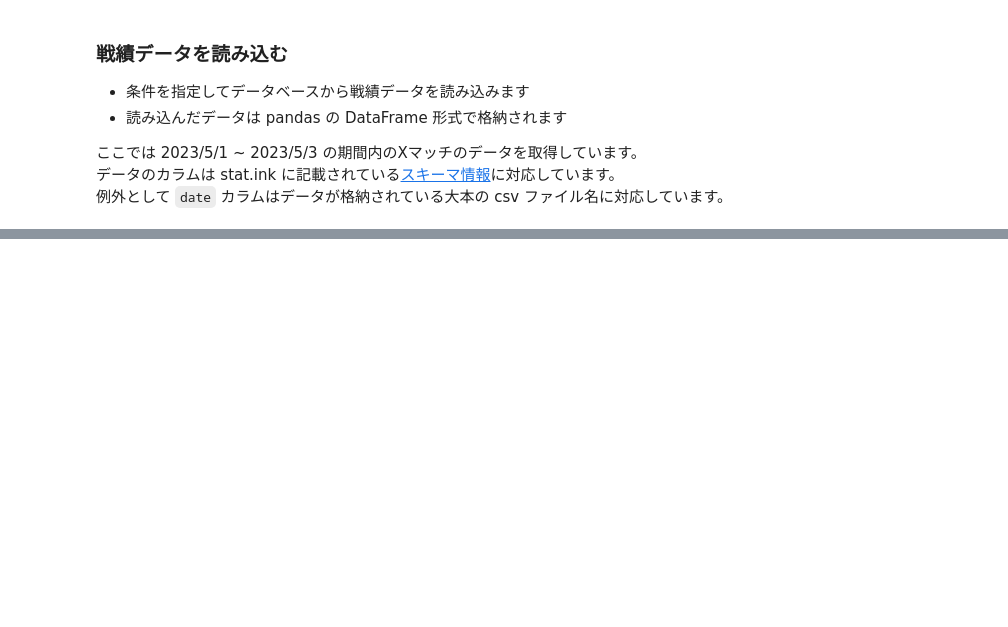
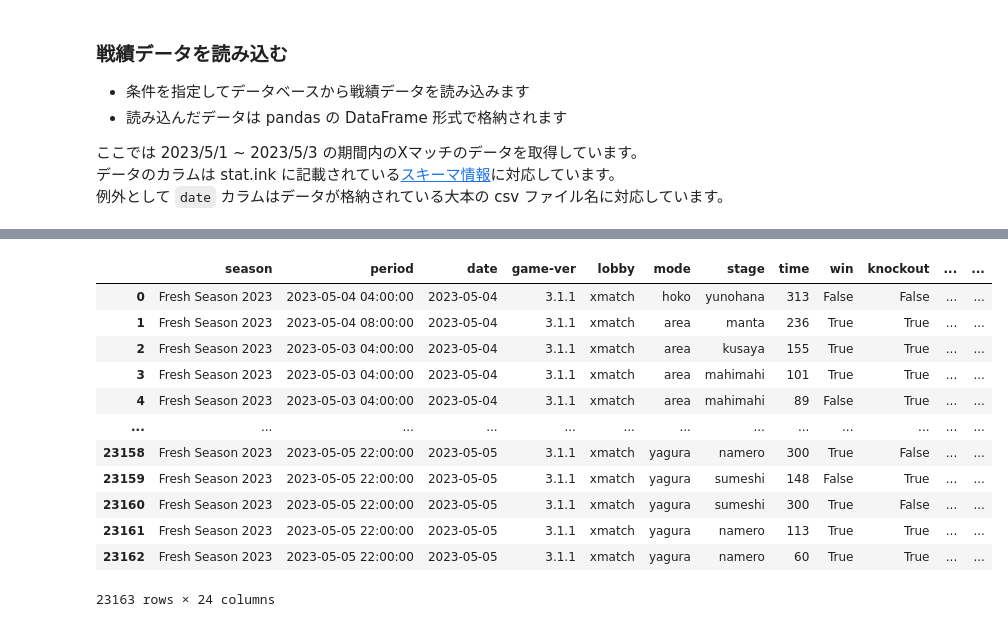
Before and after one commit to splatoonstat/splat-stat, a Jupyter notebook: src/test.ipynb, the cells around one changed output, grey strips where cells are left out. Cells and saved outputs as stored; diff of their text form; code cells hidden in the pictures; blank space fills up the shorter version.

```diff
--- a/src/test.ipynb
+++ b/src/test.ipynb
@@ -33,0 +34,19 @@ battles
+# %%
+import packages.utils as u
+
+players = u.to_players(battles)
+players
+# %% [output]
+|  | season | period | date | game-ver | lobby | mode | stage | time | win | knockout | ... | ... |
+| 0 | Fresh Season 2023 | 2023-05-04 04:00:00 | 2023-05-04 | 3.1.1 | xmatch | hoko | yunohana | 313 | False | False | ... | ... |
+| 1 | Fresh Season 2023 | 2023-05-04 08:00:00 | 2023-05-04 | 3.1.1 | xmatch | area | manta | 236 | True | True | ... | ... |
+| 2 | Fresh Season 2023 | 2023-05-03 04:00:00 | 2023-05-04 | 3.1.1 | xmatch | area | kusaya | 155 | True | True | ... | ... |
+| 3 | Fresh Season 2023 | 2023-05-03 04:00:00 | 2023-05-04 | 3.1.1 | xmatch | area | mahimahi | 101 | True | True | ... | ... |
+| 4 | Fresh Season 2023 | 2023-05-03 04:00:00 | 2023-05-04 | 3.1.1 | xmatch | area | mahimahi | 89 | False | True | ... | ... |
+| ... | ... | ... | ... | ... | ... | ... | ... | ... | ... | ... | ... | ... |
+| 23158 | Fresh Season 2023 | 2023-05-05 22:00:00 | 2023-05-05 | 3.1.1 | xmatch | yagura | namero | 300 | True | False | ... | ... |
+| 23159 | Fresh Season 2023 | 2023-05-05 22:00:00 | 2023-05-05 | 3.1.1 | xmatch | yagura | sumeshi | 148 | False | True | ... | ... |
+| 23160 | Fresh Season 2023 | 2023-05-05 22:00:00 | 2023-05-05 | 3.1.1 | xmatch | yagura | sumeshi | 300 | True | False | ... | ... |
+| 23161 | Fresh Season 2023 | 2023-05-05 22:00:00 | 2023-05-05 | 3.1.1 | xmatch | yagura | namero | 113 | True | True | ... | ... |
+| 23162 | Fresh Season 2023 | 2023-05-05 22:00:00 | 2023-05-05 | 3.1.1 | xmatch | yagura | namero | 60 | True | True | ... | ... |
+23163 rows × 24 columns
```
Also changed, not shown: parts of 3 cells of this notebook, 1 other file.
